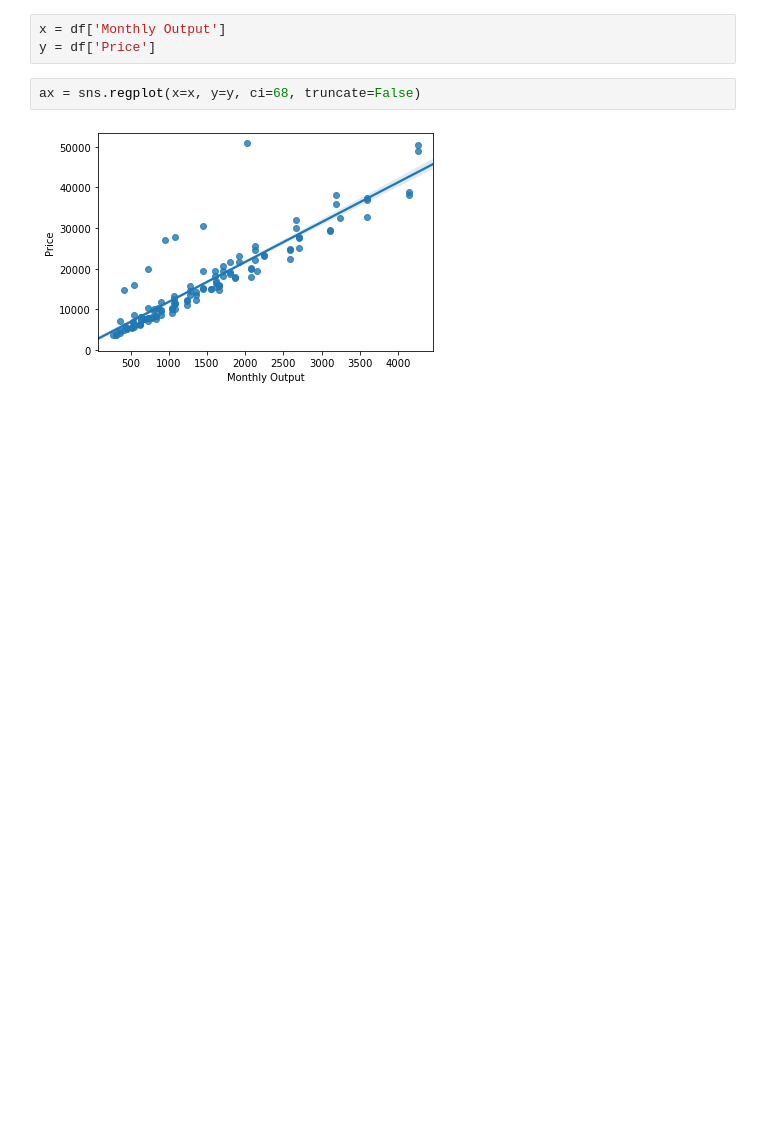
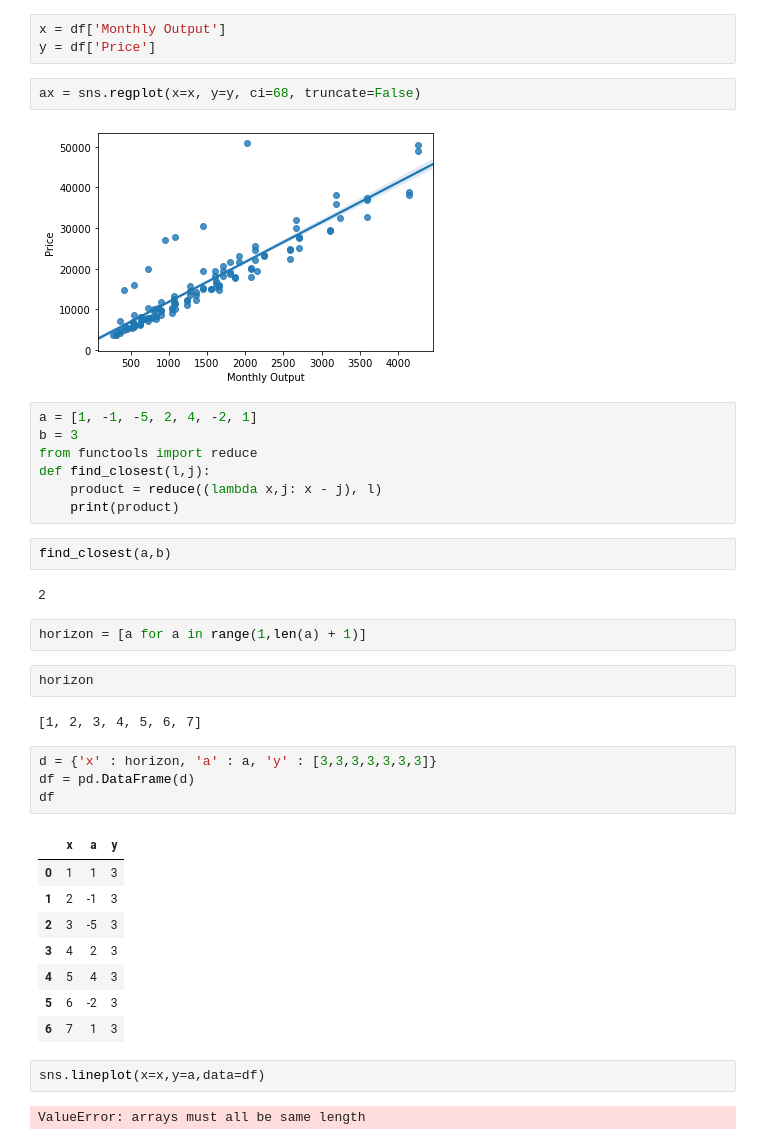
Before and after one commit to tahentx/gridshift, a Jupyter notebook: test.ipynb, the cells around one changed output. Saved outputs shown, nothing was run; the diff lists cells and outputs as text; blank space fills up the shorter version.

```diff
--- a/test.ipynb
+++ b/test.ipynb
@@ -20,3 +21,37 @@ y = df['Price']
 ax = sns.regplot(x=x, y=y, ci=68, truncate=False)
 # %% [output]
 [figure]
+# %%
+a = [1, -1, -5, 2, 4, -2, 1]
+b = 3
+from functools import reduce
+def find_closest(l,j):
+    product = reduce((lambda x,j: x - j), l)
+    print(product)
+# %%
+find_closest(a,b)
+# %% [output]
+2
+# %%
+horizon = [a for a in range(1,len(a) + 1)]
+# %%
+horizon
+# %% [output]
+[1, 2, 3, 4, 5, 6, 7]
+# %%
+d = {'x' : horizon, 'a' : a, 'y' : [3,3,3,3,3,3,3]}
+df = pd.DataFrame(d)
+df
+# %% [output]
+|  | x | a | y |
+| 0 | 1 | 1 | 3 |
+| 1 | 2 | -1 | 3 |
+| 2 | 3 | -5 | 3 |
+| 3 | 4 | 2 | 3 |
+| 4 | 5 | 4 | 3 |
+| 5 | 6 | -2 | 3 |
+| 6 | 7 | 1 | 3 |
+# %%
+sns.lineplot(x=x,y=a,data=df)
+# %% [output]
+ValueError: arrays must all be same length
```
Also changed, not shown: parts of 1 cell of this notebook.
